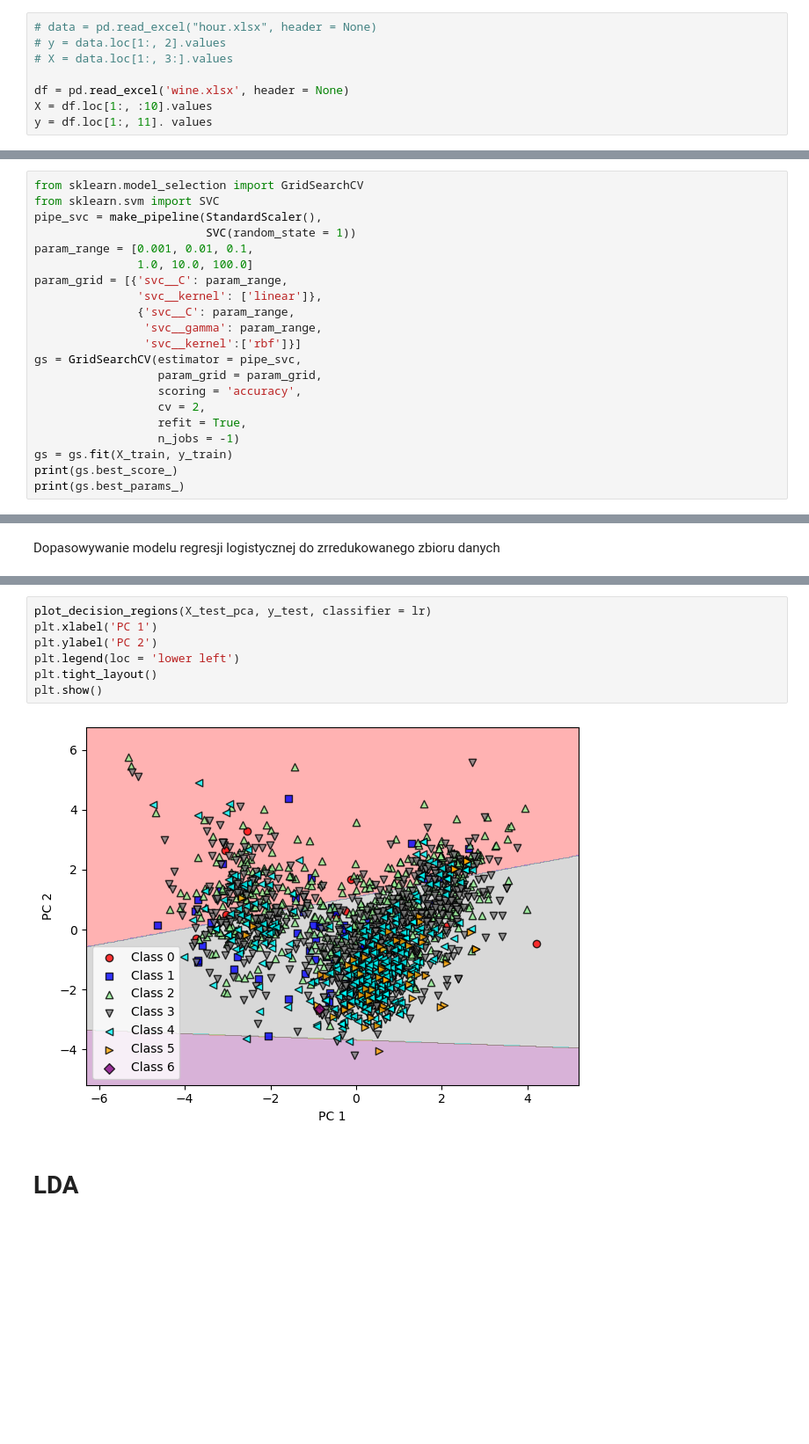
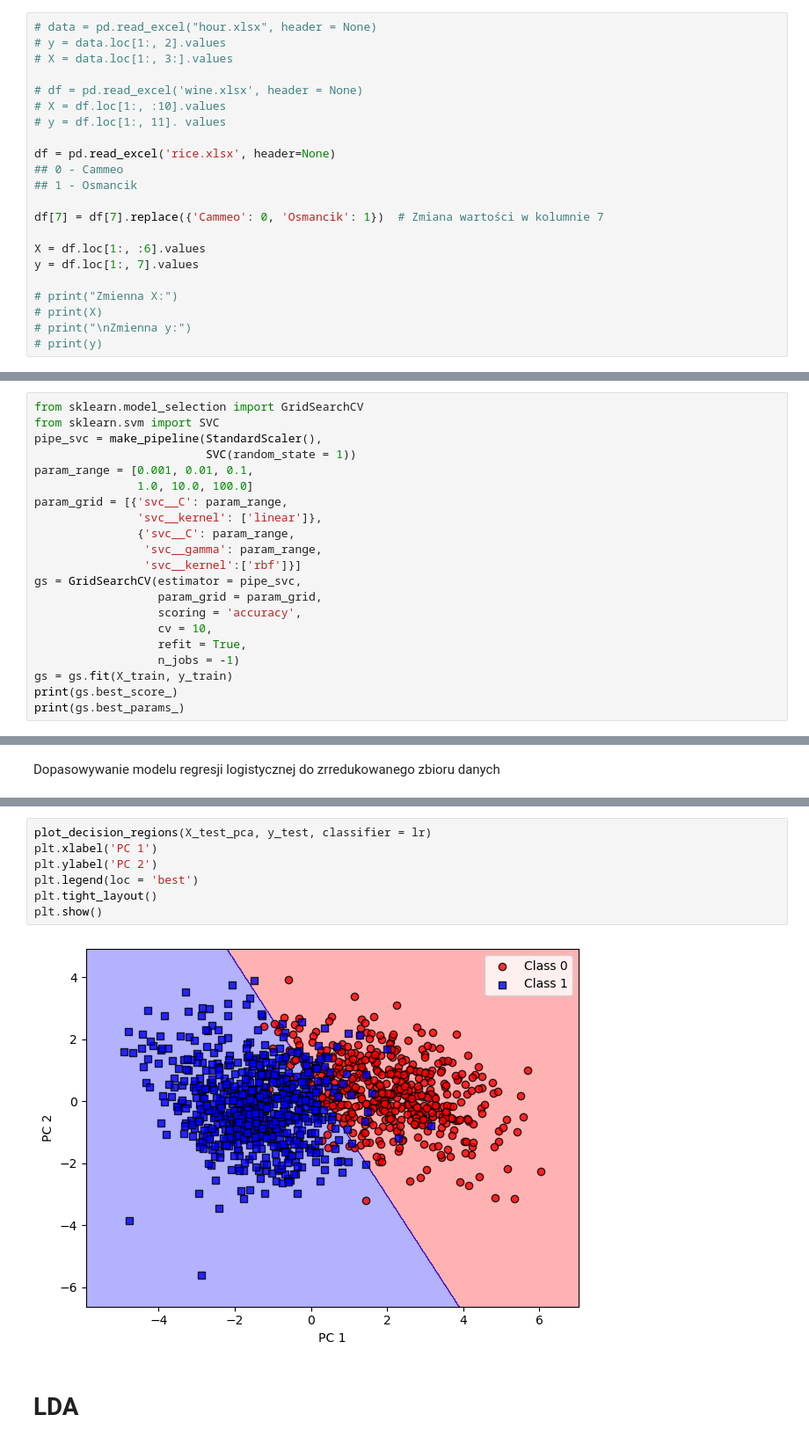
Before and after one commit to DejwidKoci/Klasyfikacja, a Jupyter notebook: projekt_02.ipynb, the cells around one changed output, grey strips where cells are left out. Shown at 88% size. Cells and saved outputs as stored; diff of their text form; blank space fills up the shorter version.

```diff
--- a/projekt_02.ipynb
+++ b/projekt_02.ipynb
@@ -28,9 +28,23 @@ Wczytywanie danych
 # y = data.loc[1:, 2].values
 # X = data.loc[1:, 3:].values
 
-df = pd.read_excel('wine.xlsx', header = None)
-X = df.loc[1:, :10].values
-y = df.loc[1:, 11]. values
+# df = pd.read_excel('wine.xlsx', header = None)
+# X = df.loc[1:, :10].values
+# y = df.loc[1:, 11]. values
+
+df = pd.read_excel('rice.xlsx', header=None)
+## 0 - Cammeo
+## 1 - Osmancik
+
+df[7] = df[7].replace({'Cammeo': 0, 'Osmancik': 1})  # Zmiana wartości w kolumnie 7
+
+X = df.loc[1:, :6].values
+y = df.loc[1:, 7].values
+
+# print("Zmienna X:")
+# print(X)
+# print("\nZmienna y:")
+# print(y)
 # %%
 le = LabelEncoder()
 y = le.fit_transform(y)
@@ -244,7 +258,7 @@ param_grid = [{'svc__C': param_range,
 gs = GridSearchCV(estimator = pipe_svc,
                   param_grid = param_grid,
                   scoring = 'accuracy',
-                  cv = 2,
+                  cv = 10,
                   refit = True,
                   n_jobs = -1)
 gs = gs.fit(X_train, y_train)
@@ -500,12 +489,12 @@ plt.show()
 # %%
 plot_decision_regions(X_test_pca, y_test, classifier = lr)
 plt.xlabel('PC 1')
 plt.ylabel('PC 2')
-plt.legend(loc = 'lower left')
+plt.legend(loc = 'best')
 plt.tight_layout()
 plt.show()
 # %% [output]
-[figure, old version]
+[figure, new version]
 # %% [markdown]
 # LDA
 # %%
```
Also changed, not shown: parts of 25 cells of this notebook, 2 other files.
